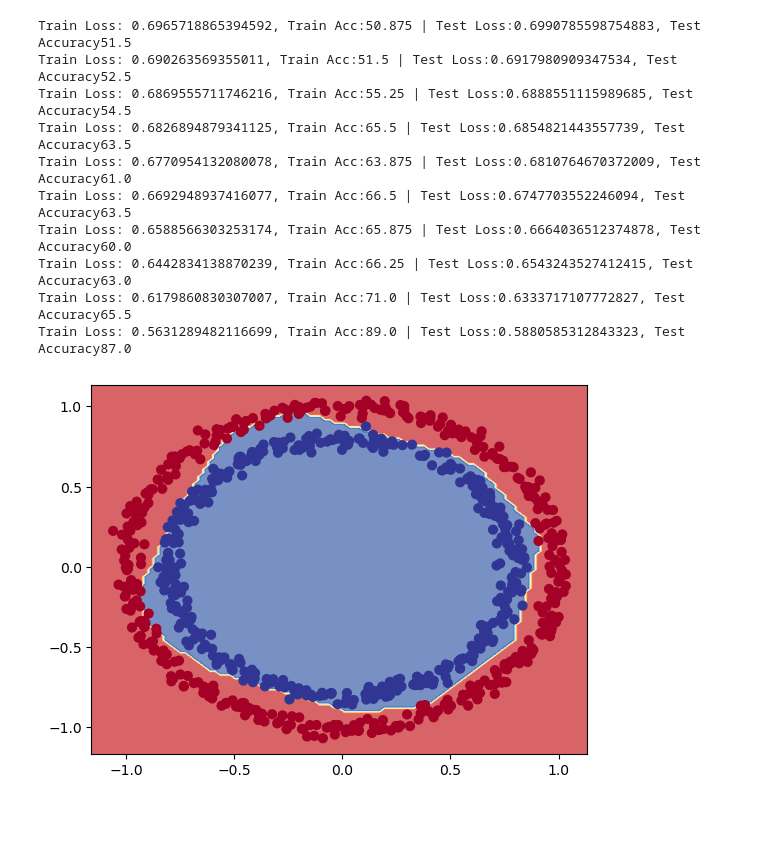
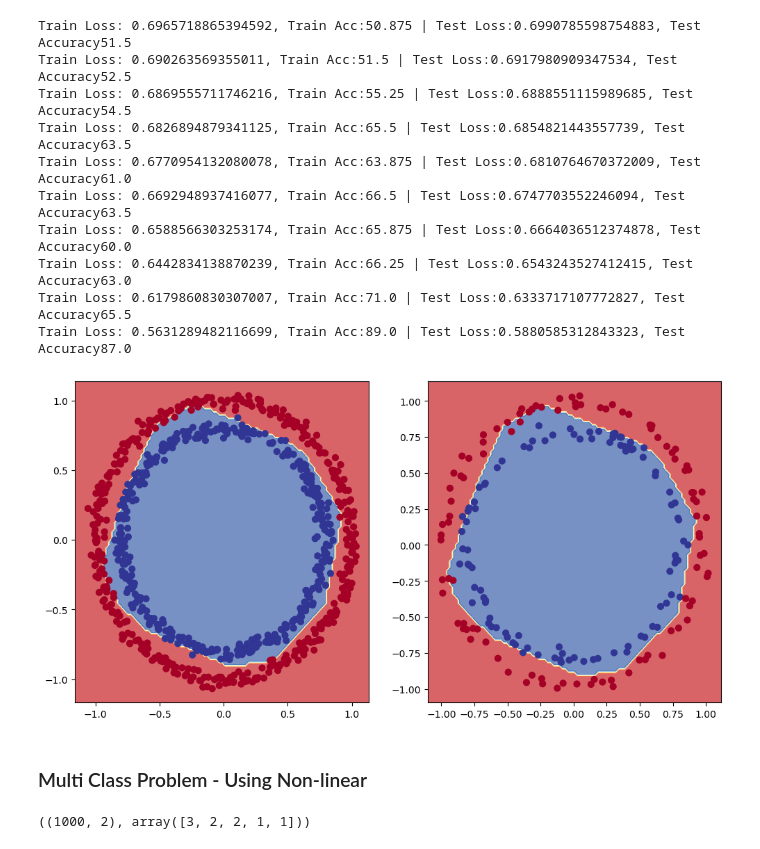
Before and after one commit to Hemanth-Thaluru/Pytorch_ZTM, a Jupyter notebook: 02_pytorch_classiication/02_classification_with_pytorch.ipynb, the cells around one changed output. Saved outputs shown, nothing was run; the diff lists cells and outputs as text; code cells hidden in the pictures; blank space fills up the shorter version.

Commit message:
completed classification both multiclass and binary classification

```diff
--- a/02_pytorch_classiication/02_classification_with_pytorch.ipynb
+++ b/02_pytorch_classiication/02_classification_with_pytorch.ipynb
@@ -358,9 +358,14 @@ Train Loss: 0.6588566303253174, Train Acc:65.875 | Test Loss:0.6664036512374878,
 Train Loss: 0.6442834138870239, Train Acc:66.25 | Test Loss:0.6543243527412415, Test Accuracy63.0
 Train Loss: 0.6179860830307007, Train Acc:71.0 | Test Loss:0.6333717107772827, Test Accuracy65.5
 Train Loss: 0.5631289482116699, Train Acc:89.0 | Test Loss:0.5880585312843323, Test Accuracy87.0
-# %%
-from helper_functions import *
-plt.subplot(1,2,1)
-plot_decision_boundary(model_2,X_train,Y_train)
-# %% [output]
-[figure, removed]
+# %%
+from helper_functions import *
+plt.figure(figsize=(12,6))
+plt.subplot(1,2,1)
+plot_decision_boundary(model_2,X_train,Y_train)
+plt.subplot(1,2,2)
+plot_decision_boundary(model_2,X_test,Y_test)
+# %% [output]
+[figure, added]
+# %% [markdown]
+### Multi Class Problem - Using Non-linear
@@ -366,0 +379,5 @@ plot_decision_boundary(model_2,X_train,Y_train)
+# %%
+X_blob,Y_blob=make_blobs(1000,n_features=2,centers=4,cluster_std=1.5,random_state=42)
+(X_blob.shape),(Y_blob[:5])
+# %% [output]
+((1000, 2), array([3, 2, 2, 1, 1]))
```
Also changed, not shown: parts of 19 cells of this notebook.
